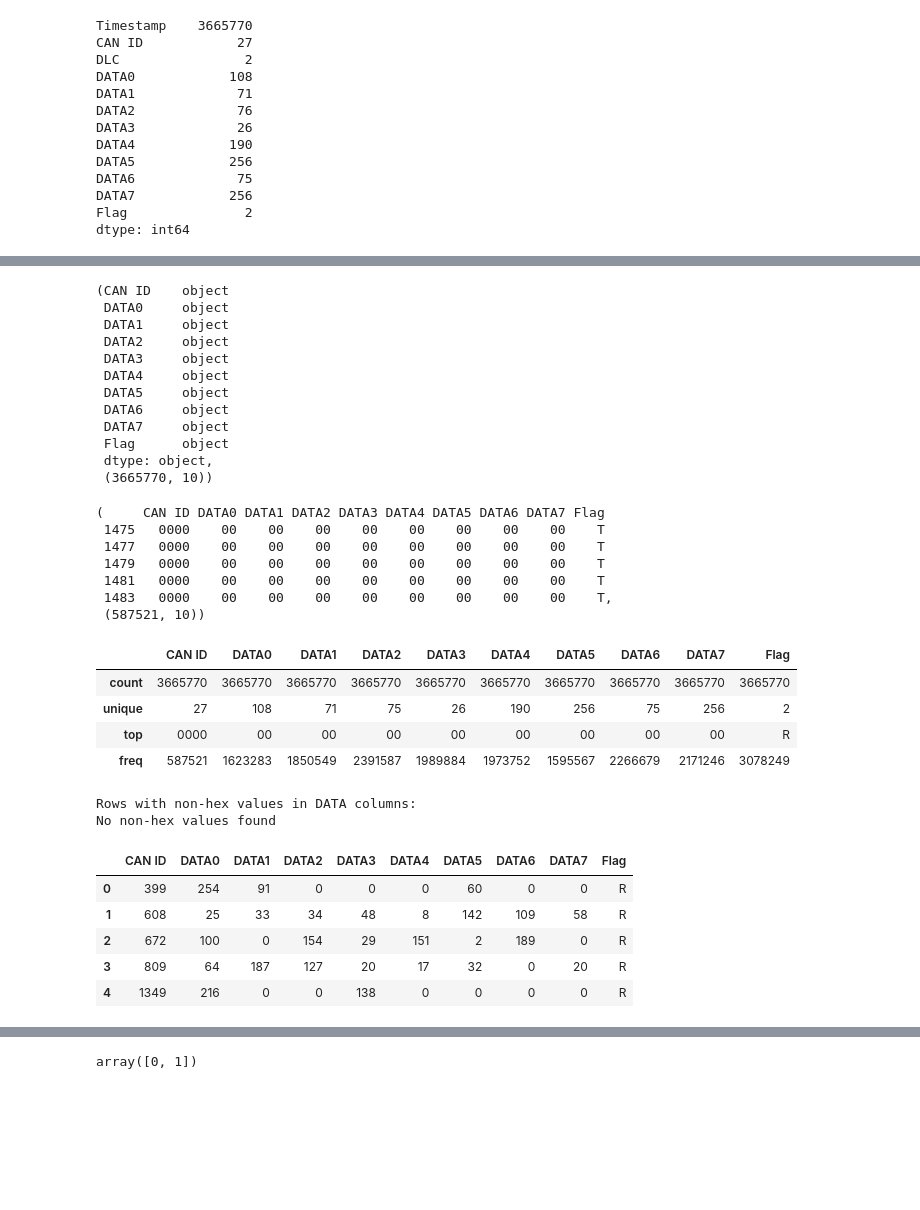
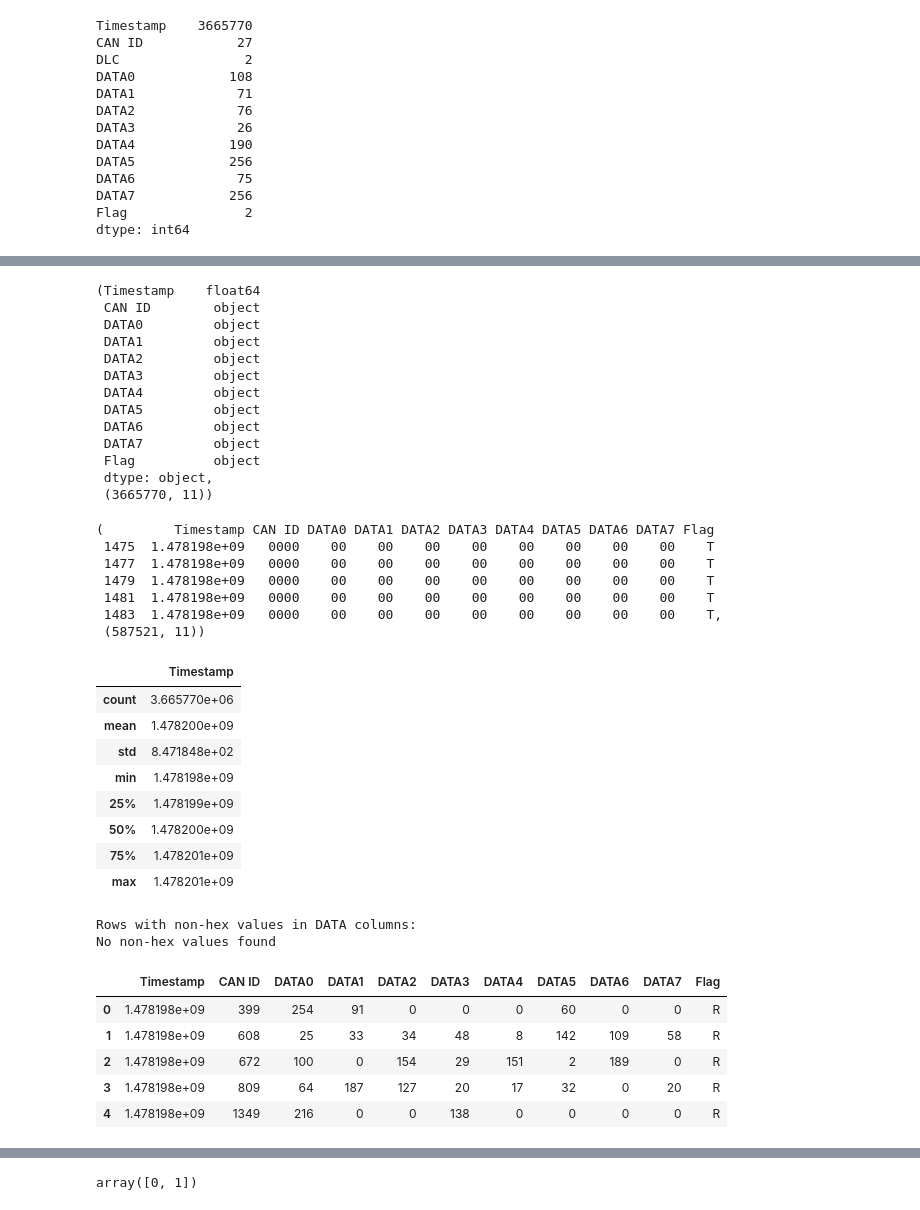
Before and after one commit to pranav-k-jha/kaggle-notebooks, a Jupyter notebook: cav-ml-prediction-model.ipynb, the cells around one changed output, grey strips where cells are left out. Saved outputs shown, nothing was run; the diff lists cells and outputs as text; code cells hidden in the pictures; blank space fills up the shorter version.

```diff
--- a/cav-ml-prediction-model.ipynb
+++ b/cav-ml-prediction-model.ipynb
@@ -37,11 +37,3 @@ DATA6             75
 DATA7            256
 Flag               2
 dtype: int64
-# %%
-
-# Convert 'Timestamp' to datetime
-dos_df['Timestamp'] = pd.to_datetime(dos_df['Timestamp'], unit='ms')
-
-# Set Timestamp as the index
-dos_df = dos_df.set_index('Timestamp')
-dos_df.head()
@@ -56,3 +40,5 @@ dos_df.head()
+# %%
+df_2 = dos_df.copy()
 # %%
 missing_values = df_2.isnull().sum()
 missing_values
@@ -174,38 +201,43 @@ df_drop_dlc.head()
 # %%
 df_drop_dlc.dtypes, df_drop_dlc.shape
 # %% [output]
-(CAN ID    object
- DATA0     object
- DATA1     object
- DATA2     object
- DATA3     object
- DATA4     object
- DATA5     object
- DATA6     object
- DATA7     object
- Flag      object
+(Timestamp    float64
+ CAN ID        object
+ DATA0         object
+ DATA1         object
+ DATA2         object
+ DATA3         object
+ DATA4         object
+ DATA5         object
+ DATA6         object
+ DATA7         object
+ Flag          object
  dtype: object,
- (3665770, 10))
+ (3665770, 11))
 # %%
 df_can_id_0000 = df_drop_dlc[df_drop_dlc["CAN ID"] == "0000"]
 df_can_id_0000.head(), df_can_id_0000.shape
 # %% [output]
-(     CAN ID DATA0 DATA1 DATA2 DATA3 DATA4 DATA5 DATA6 DATA7 Flag
- 1475   0000    00    00    00    00    00    00    00    00    T
- 1477   0000    00    00    00    00    00    00    00    00    T
- 1479   0000    00    00    00    00    00    00    00    00    T
- 1481   0000    00    00    00    00    00    00    00    00    T
- 1483   0000    00    00    00    00    00    00    00    00    T,
- (587521, 10))
+(         Timestamp CAN ID DATA0 DATA1 DATA2 DATA3 DATA4 DATA5 DATA6 DATA7 Flag
+ 1475  1.478198e+09   0000    00    00    00    00    00    00    00    00    T
+ 1477  1.478198e+09   0000    00    00    00    00    00    00    00    00    T
+ 1479  1.478198e+09   0000    00    00    00    00    00    00    00    00    T
+ 1481  1.478198e+09   0000    00    00    00    00    00    00    00    00    T
+ 1483  1.478198e+09   0000    00    00    00    00    00    00    00    00    T,
+ (587521, 11))
 # %%
 df_6 = df_drop_dlc.copy()
 df_6.describe()
 # %% [output]
-|  | CAN ID | DATA0 | DATA1 | DATA2 | DATA3 | DATA4 | DATA5 | DATA6 | DATA7 | Flag |
-| count | 3665770 | 3665770 | 3665770 | 3665770 | 3665770 | 3665770 | 3665770 | 3665770 | 3665770 | 3665770 |
-| unique | 27 | 108 | 71 | 75 | 26 | 190 | 256 | 75 | 256 | 2 |
-| top | 0000 | 00 | 00 | 00 | 00 | 00 | 00 | 00 | 00 | R |
-| freq | 587521 | 1623283 | 1850549 | 2391587 | 1989884 | 1973752 | 1595567 | 2266679 | 2171246 | 3078249 |
+|  | Timestamp |
+| count | 3.665770e+06 |
+| mean | 1.478200e+09 |
+| std | 8.471848e+02 |
+| min | 1.478198e+09 |
+| 25% | 1.478199e+09 |
+| 50% | 1.478200e+09 |
+| 75% | 1.478201e+09 |
+| max | 1.478201e+09 |
 # %%
 data_columns = ['DATA0', 'DATA1', 'DATA2', 'DATA3', 'DATA4', 'DATA5', 'DATA6', 'DATA7']
 
@@ -226,24 +258,24 @@ No non-hex values found
 # %%
 df_7 = df_6.copy()
 # Function to convert hex to decimal
 def hex_to_int(hex_str: str) -> int:
     try:
         return int(str(hex_str).strip(), 16)  # Convert hex to int
     except ValueError:
         return np.nan
 
 # Convert all DATA columns
-for col in df_7.columns[:-1]:  # Exclude 'Flag' column
+for col in df_7.columns[1:-1]:  # Exclude 'Flag' column
     df_7[col] = df_7[col].apply(hex_to_int)
 
 df_7.head()
 # %% [output]
-|  | CAN ID | DATA0 | DATA1 | DATA2 | DATA3 | DATA4 | DATA5 | DATA6 | DATA7 | Flag |
-| 0 | 399 | 254 | 91 | 0 | 0 | 0 | 60 | 0 | 0 | R |
-| 1 | 608 | 25 | 33 | 34 | 48 | 8 | 142 | 109 | 58 | R |
-| 2 | 672 | 100 | 0 | 154 | 29 | 151 | 2 | 189 | 0 | R |
-| 3 | 809 | 64 | 187 | 127 | 20 | 17 | 32 | 0 | 20 | R |
-| 4 | 1349 | 216 | 0 | 0 | 138 | 0 | 0 | 0 | 0 | R |
+|  | Timestamp | CAN ID | DATA0 | DATA1 | DATA2 | DATA3 | DATA4 | DATA5 | DATA6 | DATA7 | Flag |
+| 0 | 1.478198e+09 | 399 | 254 | 91 | 0 | 0 | 0 | 60 | 0 | 0 | R |
+| 1 | 1.478198e+09 | 608 | 25 | 33 | 34 | 48 | 8 | 142 | 109 | 58 | R |
+| 2 | 1.478198e+09 | 672 | 100 | 0 | 154 | 29 | 151 | 2 | 189 | 0 | R |
+| 3 | 1.478198e+09 | 809 | 64 | 187 | 127 | 20 | 17 | 32 | 0 | 20 | R |
+| 4 | 1.478198e+09 | 1349 | 216 | 0 | 0 | 138 | 0 | 0 | 0 | 0 | R |
 # %%
 df_8 = df_7.copy()
 # %%
```
Also changed, not shown: parts of 24 cells of this notebook.
